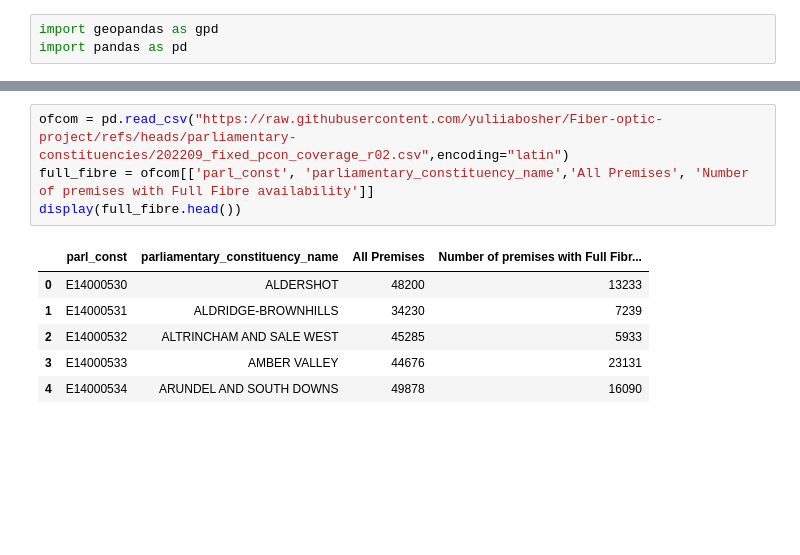
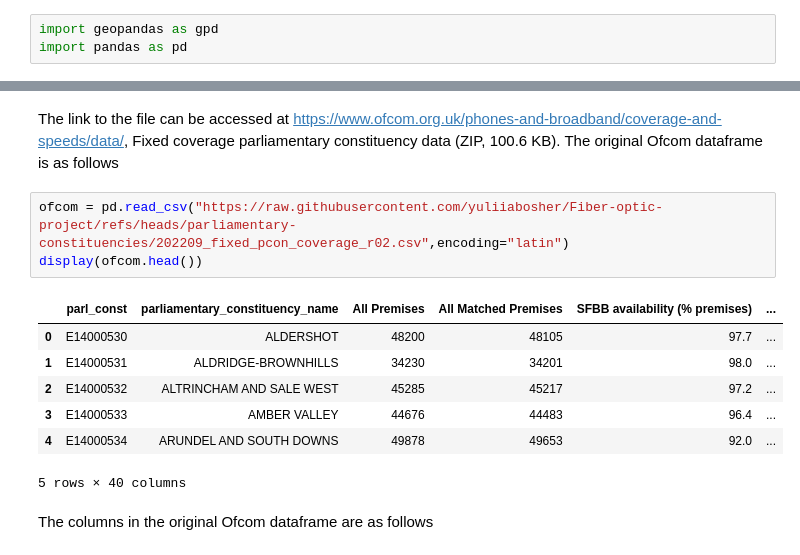
Before and after one commit to yuliiabosher/Fiber-optic-project, a Jupyter notebook: Parliamentary_constituencies_FTTP.ipynb, the cells around one changed output, grey strips where cells are left out. Drawn from its saved outputs; the diff is of its cells as text; blank space fills up the shorter version.

```diff
--- a/Parliamentary_constituencies_FTTP.ipynb
+++ b/Parliamentary_constituencies_FTTP.ipynb
@@ -37,11 +55,15 @@ display(constituencies.head())
+# %% [markdown]
+The link to the file can be accessed at https://www.ofcom.org.uk/phones-and-broadband/coverage-and-speeds/data/, Fixed coverage parliamentary constituency data (ZIP, 100.6 KB). The original Ofcom dataframe is as follows
 # %%
 ofcom = pd.read_csv("https://raw.githubusercontent.com/yuliiabosher/Fiber-optic-project/refs/heads/parliamentary-constituencies/202209_fixed_pcon_coverage_r02.csv",encoding="latin")
-full_fibre = ofcom[['parl_const', 'parliamentary_constituency_name','All Premises', 'Number of premises with Full Fibre availability']]
-display(full_fibre.head())
+display(ofcom.head())
 # %% [output]
-|  | parl_const | parliamentary_constituency_name | All Premises | Number of premises with Full Fibr... |
-| 0 | E14000530 | ALDERSHOT | 48200 | 13233 |
-| 1 | E14000531 | ALDRIDGE-BROWNHILLS | 34230 | 7239 |
-| 2 | E14000532 | ALTRINCHAM AND SALE WEST | 45285 | 5933 |
-| 3 | E14000533 | AMBER VALLEY | 44676 | 23131 |
-| 4 | E14000534 | ARUNDEL AND SOUTH DOWNS | 49878 | 16090 |
+|  | parl_const | parliamentary_constituency_name | All Premises | All Matched Premises | SFBB availability (% premises) | ... |
+| 0 | E14000530 | ALDERSHOT | 48200 | 48105 | 97.7 | ... |
+| 1 | E14000531 | ALDRIDGE-BROWNHILLS | 34230 | 34201 | 98.0 | ... |
+| 2 | E14000532 | ALTRINCHAM AND SALE WEST | 45285 | 45217 | 97.2 | ... |
+| 3 | E14000533 | AMBER VALLEY | 44676 | 44483 | 96.4 | ... |
+| 4 | E14000534 | ARUNDEL AND SOUTH DOWNS | 49878 | 49653 | 92.0 | ... |
+5 rows × 40 columns
+# %% [markdown]
+The columns in the original Ofcom dataframe are as follows
```
Also changed, not shown: parts of 13 cells of this notebook.
